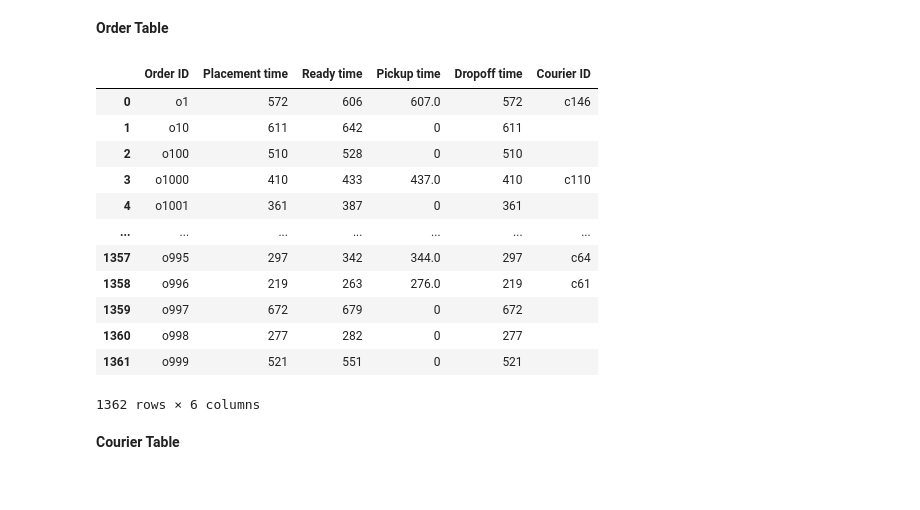
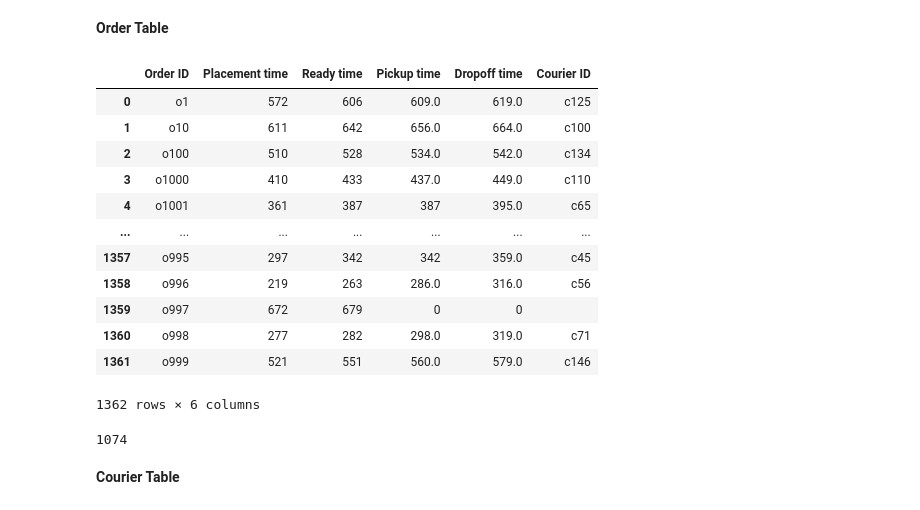
Before and after one commit to spencerkmarley/smu-cs606-meal-delivery-routing-problem, a Jupyter notebook: main.ipynb, the cells around one changed output. Drawn from its saved outputs; the diff is of its cells as text; code cells hidden in the pictures.

```diff
--- a/main.ipynb
+++ b/main.ipynb
@@ -16,7 +16,7 @@ def travel_time(origin_id,destination_id,meters_per_minute,locations):
 A folder of data instance has 5 files: (1) couriers.txt, (2) instance_characteristics.txt, (3) instance_parameters.txt, (4) orders.txt, (5) restaurants.txt
 # %%
 # Read instance information
-def read_instance_information(instance_dir):
+def read_instance_information2(instance_dir):
     orders=pd.read_table(os.path.join(instance_dir,'orders.txt'))
     restaurants=pd.read_table(os.path.join(instance_dir,'restaurants.txt'))
     couriers=pd.read_table(os.path.join(instance_dir,'couriers.txt'))
@@ -55,7 +55,7 @@ delta_u = 10
 # Not find in the paper
 beta = 10 # should be tuned
 gamma = 10 # should be tuned
-X = 40 # max pickup delay for commitment strategy, should be tuned
+X = 25 # max pickup delay for commitment strategy, should be tuned
 # %% [markdown]
 # Defining objects
 # %% [markdown]
@@ -512,5 +631,5 @@ instance_dir = './data/5o50t75s1p100'
 # %%
-# Running the algo
+# debug
 dr = DeliveryRouting(instance_dir)
 dr.get_ready_orders()
 # time horizon: running the algorithm every f minutes
@@ -518,12 +637,24 @@ t_list = [*range(0, 24*60+1, dr.f)]
 #
 for t in t_list:
     ready_orders = dr.get_ready_orders_at_t(t)
+    # check if any order in the last bundle is late than X minutes
+    # commit it as final
+    for courier in dr.couriers:
+        if len(courier.assignments) > 0:
+            if courier.assignments[-1].isfinal_flag == 0:
+                if t - courier.assignments[-1].route.get_ready_time() > X:
+                    courier.assignments[-1].isfinal_flag = 1
+                    # update courier attributes and order attributes
+                    courier.next_available_time = courier.assignments[-1].pickup_time +  dr.pickup_service_minutes/2 +\
+                                                    courier.assignments[-1].route.get_total_travel_time(dr.meters_per_minute,dr.locations) +  dr.dropoff_service_minutes/2
+                    courier.position_after_last_assignment = courier.assignments[-1].route.get_end_position(dr.meters_per_minute,dr.locations)
+
+    # get idle couriers
     idle_couriers = dr.get_idle_courier_at_t(t)
     bundle_size = int(dr.get_bundle_size(t))
     if len(ready_orders)>0:
         list_of_routes_by_restaurant = dr.initialization(t,ready_orders,idle_couriers,bundle_size)
         list_of_routes_by_restaurant = dr.local_search(list_of_routes_by_restaurant)
-
 
         # create mp model
         m = Model('bundle_assignment')
@@ -582,5 +713,18 @@ for t in t_list:
                 if solution.get_value(route_courier[i,j]) == 1:
                     if j != 0:
                         dr.assign_bundle(t, idle_couriers[j-1], list_of_route[i])
+
+    for c in dr.couriers:
+        print('t', t)
+        print('c.id', c.id)
+        print('len(c.assignment)',len(c.assignments))
+        if len(c.assignments) > 0:
+            print(c.assignments[-1].route.get_ready_time())
+            print(t - c.assignments[-1].route.get_ready_time())
+        # print(X)
+        for a in c.assignments:
+            print([o.id for o in a.route.bundle], a.isfinal_flag,c.assignments[-1].isfinal_flag)
+        print('-'*10)
+        break
 # %% [markdown]
 # Saving results
@@ -593,30 +735,33 @@ orders,restaurants,couriers,instanceparams,locations, meters_per_minute, pickup_
 # %%
 order_table = pd.DataFrame(columns=['Order ID', 'Placement time', 'Ready time', 'Pickup time', 'Dropoff time', 'Courier ID'])
 for i, o in enumerate(dr.orders):
     order_table.loc[i,'Order ID'] = o.id
     order_table.loc[i,'Placement time'] = o.placement_time
     order_table.loc[i,'Ready time'] = o.ready_time
     order_table.loc[i,'Pickup time'] = o.pickup_time
-    order_table.loc[i,'Dropoff time'] = o.placement_time
+    order_table.loc[i,'Dropoff time'] = o.dropoff_time
     order_table.loc[i,'Courier ID'] = o.courier_id
 order_table
 # %% [output]
 |  | Order ID | Placement time | Ready time | Pickup time | Dropoff time | Courier ID |
-| 0 | o1 | 572 | 606 | 607.0 | 572 | c146 |
-| 1 | o10 | 611 | 642 | 0 | 611 |  |
-| 2 | o100 | 510 | 528 | 0 | 510 |  |
-| 3 | o1000 | 410 | 433 | 437.0 | 410 | c110 |
-| 4 | o1001 | 361 | 387 | 0 | 361 |  |
+| 0 | o1 | 572 | 606 | 609.0 | 619.0 | c125 |
+| 1 | o10 | 611 | 642 | 656.0 | 664.0 | c100 |
+| 2 | o100 | 510 | 528 | 534.0 | 542.0 | c134 |
+| 3 | o1000 | 410 | 433 | 437.0 | 449.0 | c110 |
+| 4 | o1001 | 361 | 387 | 387 | 395.0 | c65 |
 | ... | ... | ... | ... | ... | ... | ... |
-| 1357 | o995 | 297 | 342 | 344.0 | 297 | c64 |
-| 1358 | o996 | 219 | 263 | 276.0 | 219 | c61 |
-| 1359 | o997 | 672 | 679 | 0 | 672 |  |
-| 1360 | o998 | 277 | 282 | 0 | 277 |  |
-| 1361 | o999 | 521 | 551 | 0 | 521 |  |
+| 1357 | o995 | 297 | 342 | 342 | 359.0 | c45 |
+| 1358 | o996 | 219 | 263 | 286.0 | 316.0 | c56 |
+| 1359 | o997 | 672 | 679 | 0 | 0 |  |
+| 1360 | o998 | 277 | 282 | 298.0 | 319.0 | c71 |
+| 1361 | o999 | 521 | 551 | 560.0 | 579.0 | c146 |
 1362 rows × 6 columns
 # %%
 df = order_table[order_table['Courier ID'] != '']
+print(len(df))
 df.to_csv(os.path.join(instance_dir,'orders_solution_info.txt'), header=['order','placement_time','ready_time','pickup_time','dropoff_time','courier'], index=None, sep=' ', mode='w')
+# %% [output]
+1074
 # %% [markdown]
 **Courier Table**
 # %%
```
Also changed, not shown: parts of 9 cells of this notebook, 3 other files.
